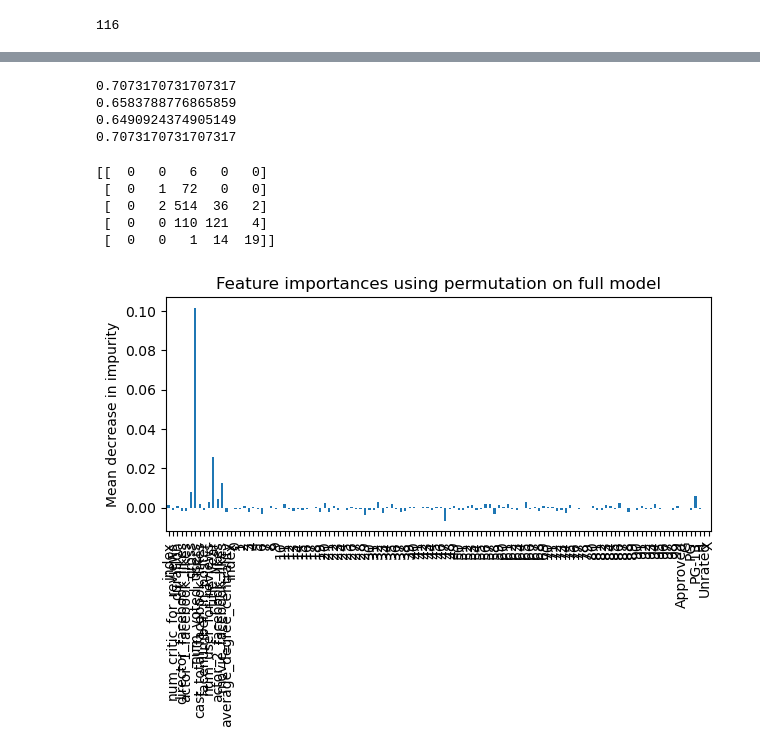
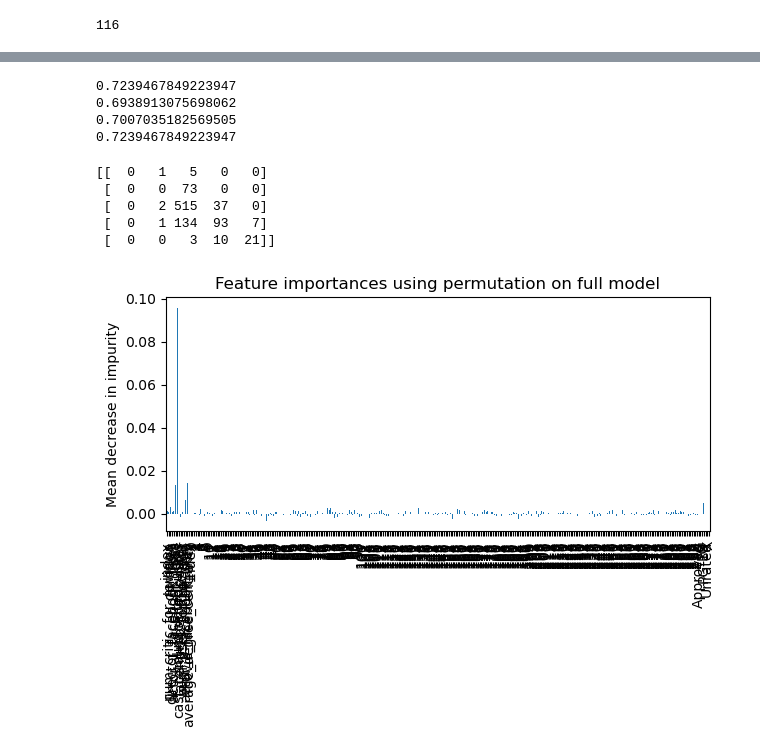
Before and after one commit to ZacLWilliams/Predict_Netflix_Rating, a Jupyter notebook: Analysis.ipynb, the cells around one changed output, grey strips where cells are left out. Drawn from its saved outputs; the diff is of its cells as text; code cells hidden in the pictures.

```diff
--- a/Analysis.ipynb
+++ b/Analysis.ipynb
@@ -231,7 +216,7 @@ test_pre_data = X_test.iloc[:, 26:]
 test_pcs = pca.transform(test_pre_data)
 
 columns = []
-for i in range(1000):
+for i in range(n1):
     columns.append(str(i))
 
 df_pca_test = pd.DataFrame(data=test_pcs, columns=columns)
@@ -246,5 +231,5 @@ df_selected_test = pd.DataFrame(data=X_test_RFE, columns=columns)
 # %%
-test_new = pd.concat([X_test.iloc[:, :26].drop(columns=titles).reset_index(), df_selected_test.reset_index()], axis=1)
+test_new = pd.concat([X_test.iloc[:, :26].drop(columns=titles).reset_index(), df_pca_test.reset_index()], axis=1)
 
 print(len(test_new.columns))
 # %% [output]
@@ -283,0 +250,13 @@ Name: count, dtype: int64
+# %%
+# Apply post processing, ie normalisation, standardisation
+# Remove outliers
+#from sklearn.preprocessing import MinMaxScaler
+from sklearn.preprocessing import StandardScaler
+#MinMax = MinMaxScaler()
+Standard = StandardScaler()
+
+X_stan = Standard.fit_transform(train_final)
+X_test_stan = Standard.transform(test_new)
+
+#X_minmax = MinMax.fit_transform(train_final)
+#X_test_minmax = MinMax.transform(test_new)
@@ -283,0 +280,5 @@ Name: count, dtype: int64
+# %%
+GTB = GradientBoostingClassifier(random_state=0).fit(X_stan, y_train)
+y_GTB = GTB.predict(X_test_stan)
+
+accuracy.append(accuracy_score(y_test, y_GTB))
@@ -284,43 +299,39 @@ Name: count, dtype: int64
 # %%
-from sklearn.metrics import recall_score, precision_score, accuracy_score, f1_score
-print(accuracy_score(y_test, y_GTB))
-print(f1_score(y_test, y_GTB, average='weighted'))
-print(precision_score(y_test, y_GTB, average='weighted'))
-print(recall_score(y_test, y_GTB, average='weighted'))
+print(accuracy_score(y_test, y_XGB))
+print(f1_score(y_test, y_XGB, average='weighted'))
+print(precision_score(y_test, y_XGB, average='weighted'))
+print(recall_score(y_test, y_XGB, average='weighted'))
 # There is a large label imbalance so we will go with weighted average instead of macro
 # %% [output]
-0.7073170731707317
-0.6583788776865859
-0.6490924374905149
-0.7073170731707317
+0.7239467849223947
+0.6938913075698062
+0.7007035182569505
+0.7239467849223947
 # %%
 from sklearn.metrics import confusion_matrix
 
-cm = confusion_matrix(y_test, y_GTB)
+cm = confusion_matrix(y_test, y_XGB)
 
 print(cm)
-
-# The confusion matrix suggests that we are getting low values for f1 score due to a lack of data for low ratings.
 # %% [output]
-[[  0   0   6   0   0]
- [  0   1  72   0   0]
- [  0   2 514  36   2]
- [  0   0 110 121   4]
- [  0   0   1  14  19]]
+[[  0   1   5   0   0]
+ [  0   0  73   0   0]
+ [  0   2 515  37   0]
+ [  0   1 134  93   7]
+ [  0   0   3  10  21]]
 # %%
 from sklearn.inspection import permutation_importance
-from matplotlib import pyplot as plt
-result = permutation_importance(GTB, X_norm_test, y_test, n_repeats=10, random_state=42, n_jobs=2)
+result = permutation_importance(GTB, X_test_stan, y_test, n_repeats=10, random_state=42, n_jobs=2)
 
 gtb_importances = pd.Series(result.importances_mean, index=test_new.columns)
 
 fig, ax = plt.subplots()
 gtb_importances.plot.bar(ax=ax)
 ax.set_title("Feature importances using permutation on full model")
 ax.set_ylabel("Mean decrease in impurity")
 fig.tight_layout()
 # %% [output]
-[figure, old version]
+[figure, new version]
 # %%
 count = 0
 remove_features = []
```
Also changed, not shown: parts of 29 cells of this notebook, 3 other files.
